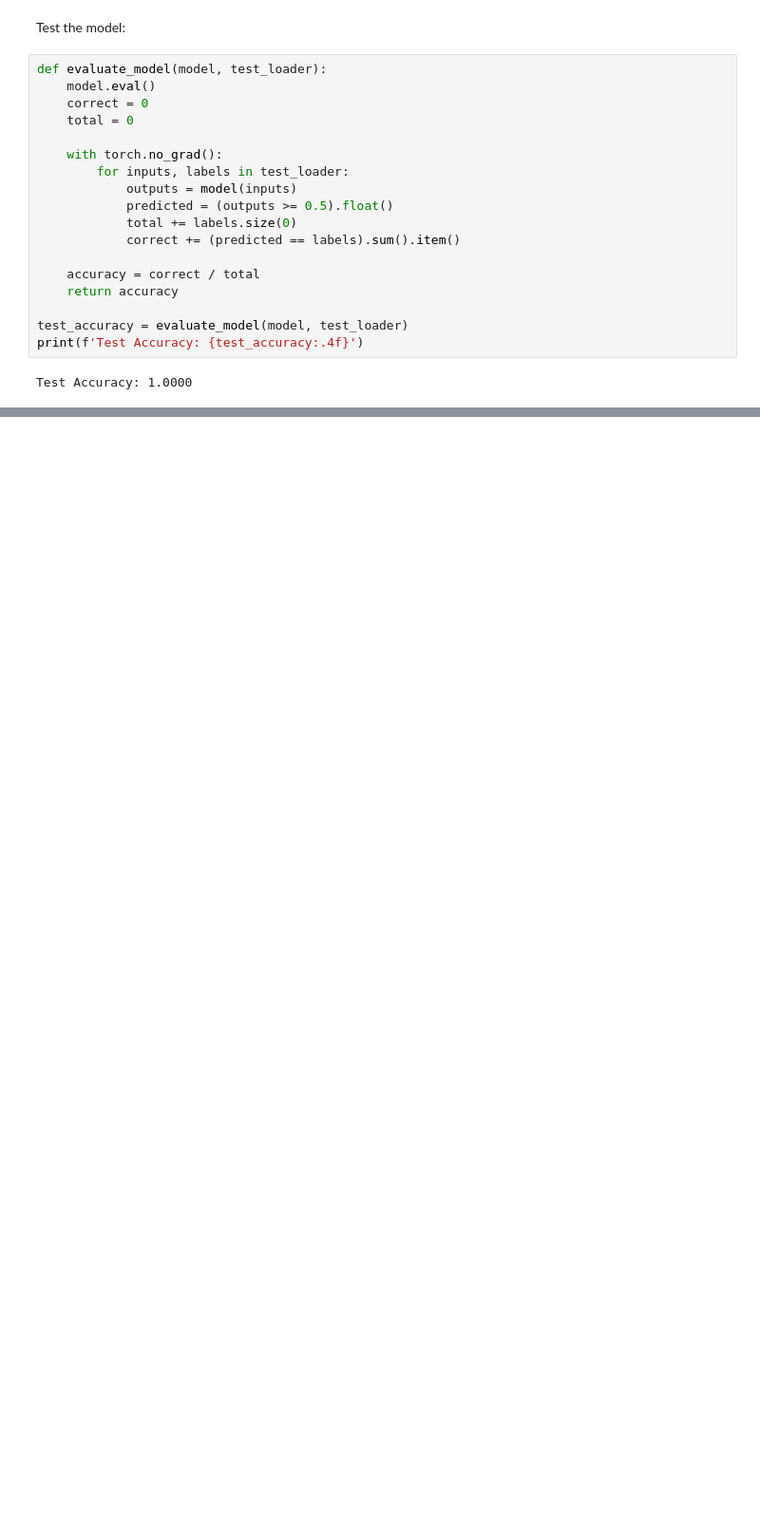
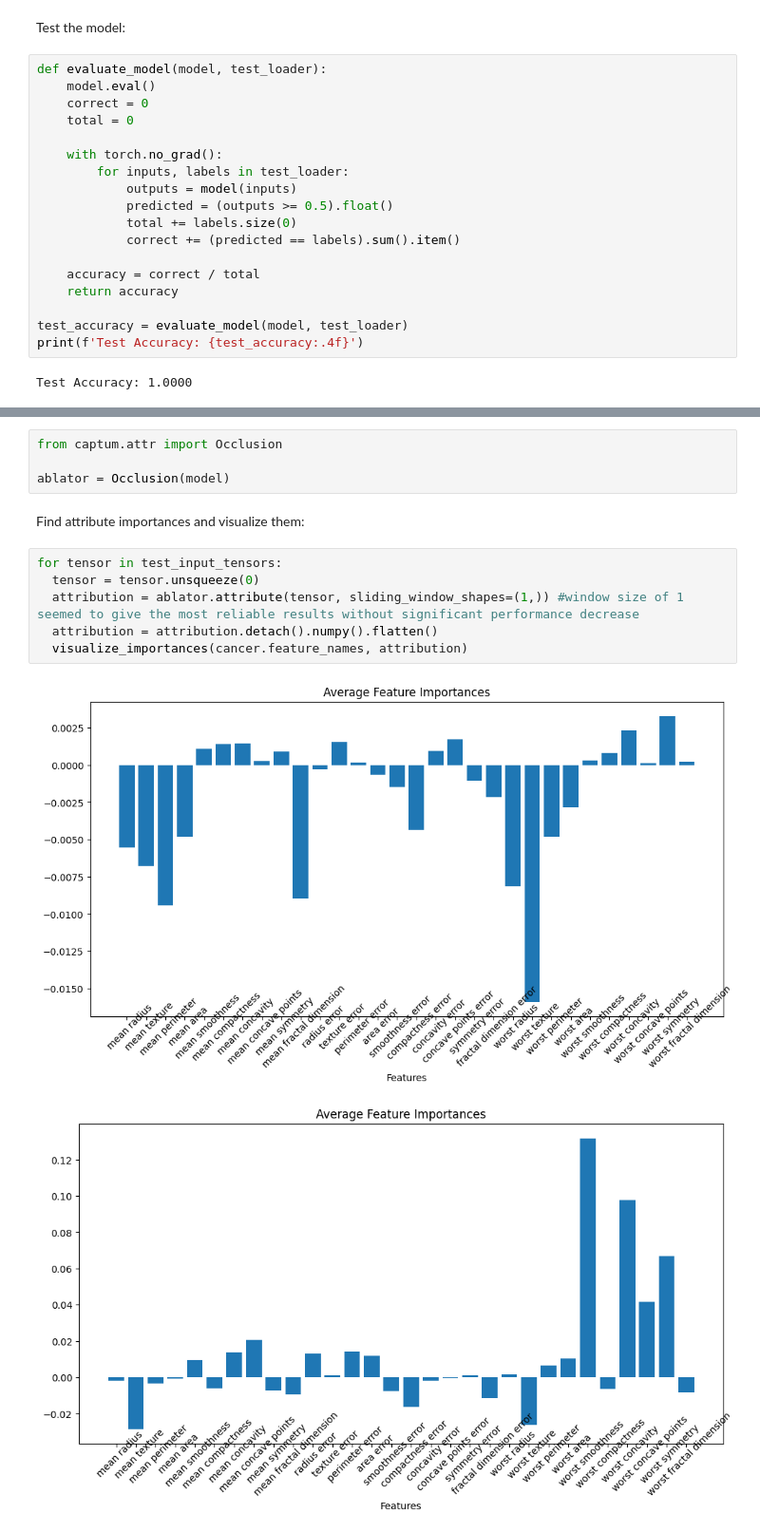
Before and after one commit to Topspinner04/AAI-Project-SS25, a Jupyter notebook: xAI.ipynb, the cells around one changed output, grey strips where cells are left out. Shown at 95% size. Saved outputs shown, nothing was run; the diff lists cells and outputs as text; blank space fills up the shorter version.

```diff
--- a/xAI.ipynb
+++ b/xAI.ipynb
@@ -204,0 +271,15 @@ Test Accuracy: 1.0000
+# %%
+from captum.attr import Occlusion
+
+ablator = Occlusion(model)
+# %% [markdown]
+Find attribute importances and visualize them:
+# %%
+for tensor in test_input_tensors:
+  tensor = tensor.unsqueeze(0)
+  attribution = ablator.attribute(tensor, sliding_window_shapes=(1,)) #window size of 1 seemed to give the most reliable results without significant performance decrease
+  attribution = attribution.detach().numpy().flatten()
+  visualize_importances(cancer.feature_names, attribution)
+# %% [output]
+[figure, added]
+[figure, added]
```
Also changed, not shown: parts of 18 cells of this notebook.
